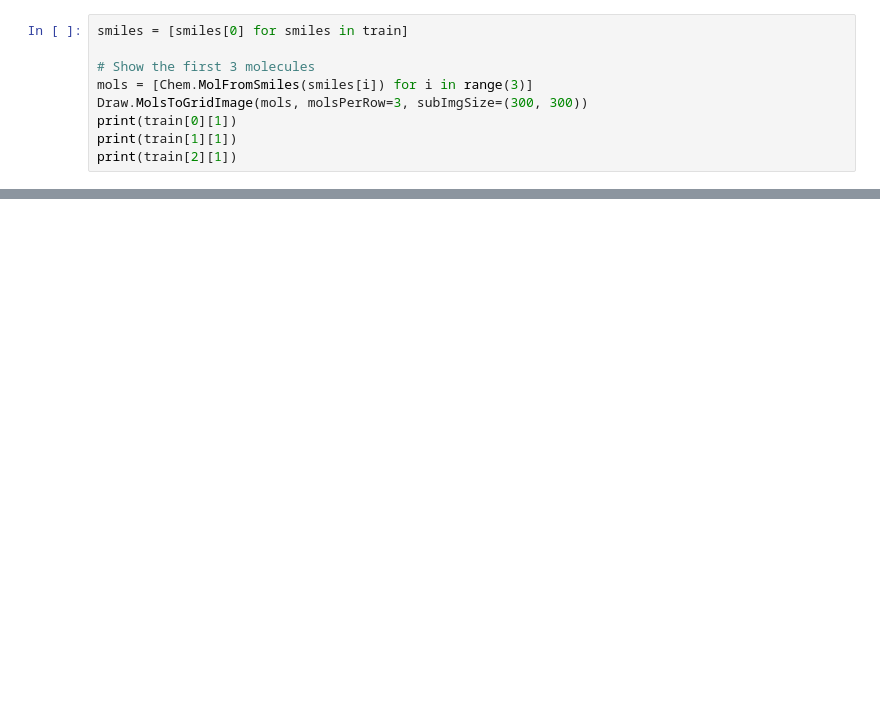
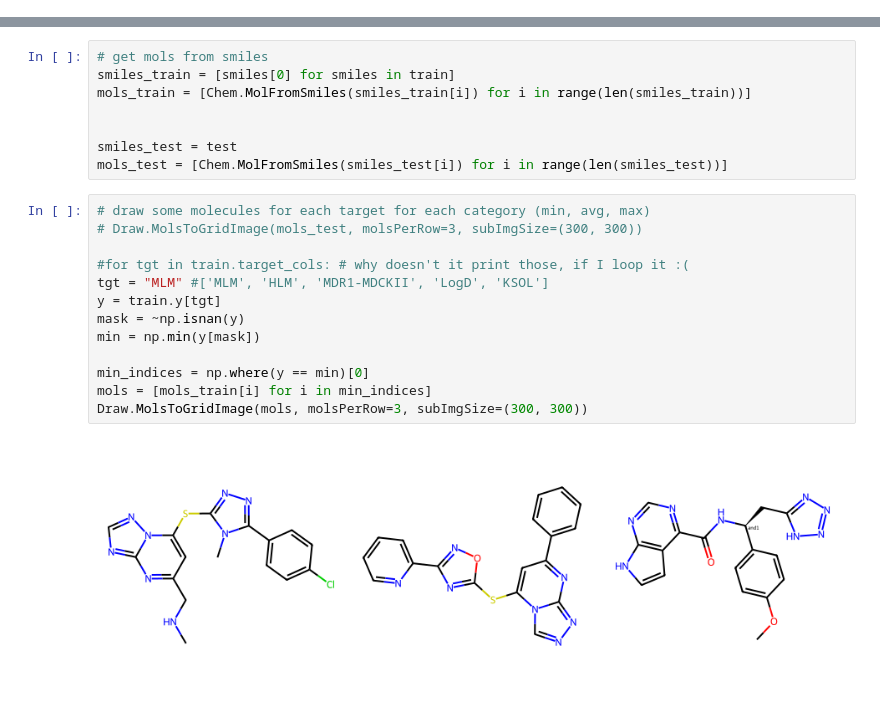
Before and after one commit to aehrlich1/ximp, a Jupyter notebook: notebooks/data_exp_potency_and_admet.ipynb, the cells around one changed output, grey strips where cells are left out. Saved outputs shown, nothing was run; the diff lists cells and outputs as text; blank space fills up the shorter version.

Commit message:
Added some data visualization

```diff
--- a/notebooks/data_exp_potency_and_admet.ipynb
+++ b/notebooks/data_exp_potency_and_admet.ipynb
@@ -48,11 +55,2 @@ Train size per target:
 Test size:
 126
-# %%
-smiles = [smiles[0] for smiles in train]
-
-# Show the first 3 molecules
-mols = [Chem.MolFromSmiles(smiles[i]) for i in range(3)]
-Draw.MolsToGridImage(mols, molsPerRow=3, subImgSize=(300, 300))
-print(train[0][1])
-print(train[1][1])
-print(train[2][1])
@@ -62,0 +106,23 @@ print(train[2][1])
+# %%
+# get mols from smiles
+smiles_train = [smiles[0] for smiles in train]
+mols_train = [Chem.MolFromSmiles(smiles_train[i]) for i in range(len(smiles_train))]
+
+
+smiles_test = test
+mols_test = [Chem.MolFromSmiles(smiles_test[i]) for i in range(len(smiles_test))]
+# %%
+# draw some molecules for each target for each category (min, avg, max)
+# Draw.MolsToGridImage(mols_test, molsPerRow=3, subImgSize=(300, 300))
+
+#for tgt in train.target_cols: # why doesn't it print those, if I loop it :(
+tgt = "MLM" #['MLM', 'HLM', 'MDR1-MDCKII', 'LogD', 'KSOL']
+y = train.y[tgt]
+mask = ~np.isnan(y)
+min = np.min(y[mask])
+
+min_indices = np.where(y == min)[0]
+mols = [mols_train[i] for i in min_indices]
+Draw.MolsToGridImage(mols, molsPerRow=3, subImgSize=(300, 300))
+# %% [output]
+[figure, added]
```
Also changed, not shown: parts of 14 cells of this notebook.
